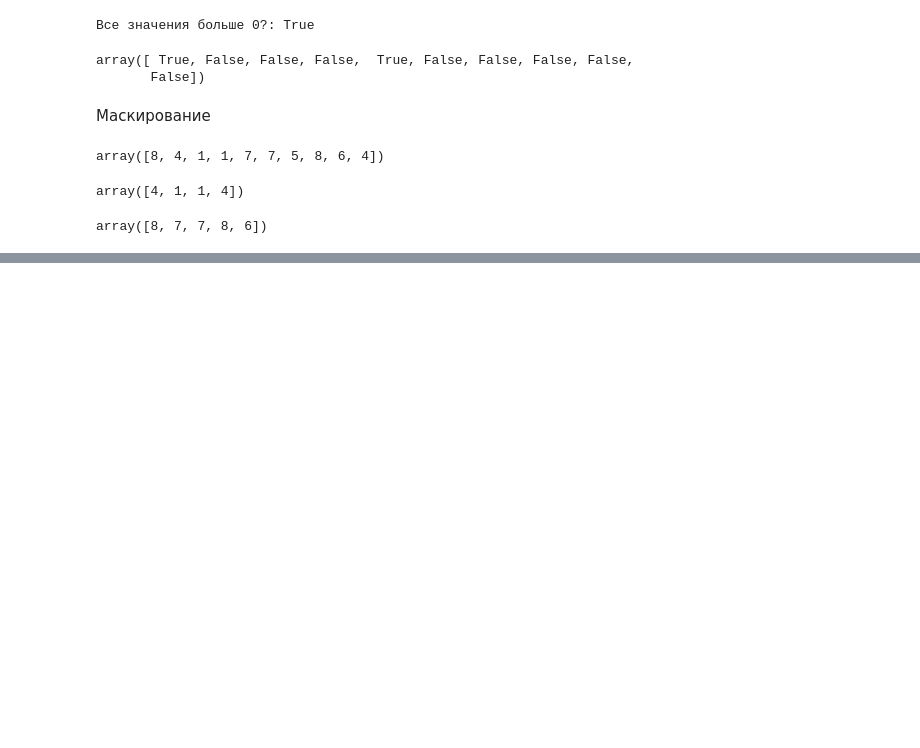
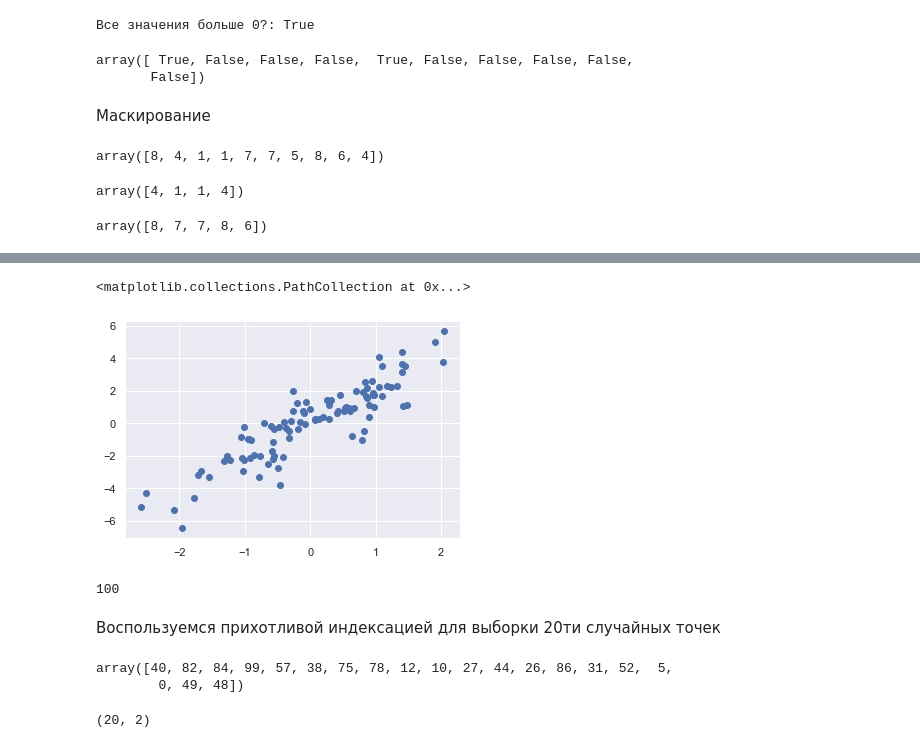
Before and after one commit to dmitry10x/ml_book, a Jupyter notebook: numpy/numpy.ipynb, the cells around one changed output, grey strips where cells are left out. Cells and saved outputs as stored; diff of their text form; code cells hidden in the pictures; blank space fills up the shorter version.

Commit message:
прихотливая индексация, нормальное распределение, выборка случайных точек, разбиение данных на интервалы, np.add.at, сортировка: обычная и секционная

```diff
--- a/numpy/numpy.ipynb
+++ b/numpy/numpy.ipynb
@@ -740,0 +743,5 @@ array([8, 7, 7, 8, 6])
+# %%
+rand = np.random.RandomState(42)
+
+x = rand.randint(100, size=10)
+x
@@ -740,0 +766,6 @@ array([8, 7, 7, 8, 6])
+# %%
+mean = [0,0]
+cov = [[1,2],
+       [2,5]]
+X = rand.multivariate_normal(mean, cov, 100)
+X.shape
@@ -740,0 +794,27 @@ array([8, 7, 7, 8, 6])
+# %%
+%matplotlib inline
+import matplotlib.pyplot as plt
+import seaborn
+seaborn.set()
+
+plt.scatter(X[:,0], X[:,1])
+# %% [output]
+<matplotlib.collections.PathCollection at 0x...>
+[figure, added]
+# %%
+X.shape[0]
+# %% [output]
+100
+# %% [markdown]
+Воспользуемся прихотливой индексацией для выборки 20ти случайных точек
+# %%
+indices = np.random.choice(X.shape[0], 20, replace=False)
+indices
+# %% [output]
+array([40, 82, 84, 99, 57, 38, 75, 78, 12, 10, 27, 44, 26, 86, 31, 52,  5,
+        0, 49, 48])
+# %%
+selection = X[indices]
+selection.shape
+# %% [output]
+(20, 2)
```
Also changed, not shown: parts of 33 cells of this notebook.
